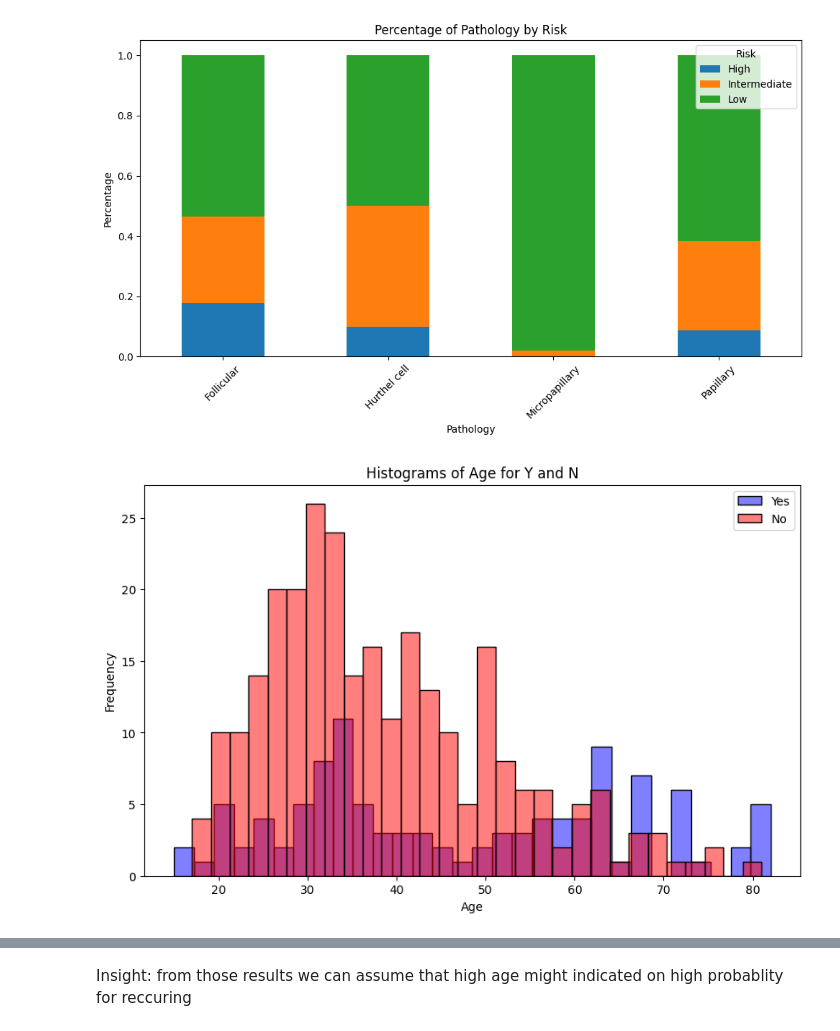
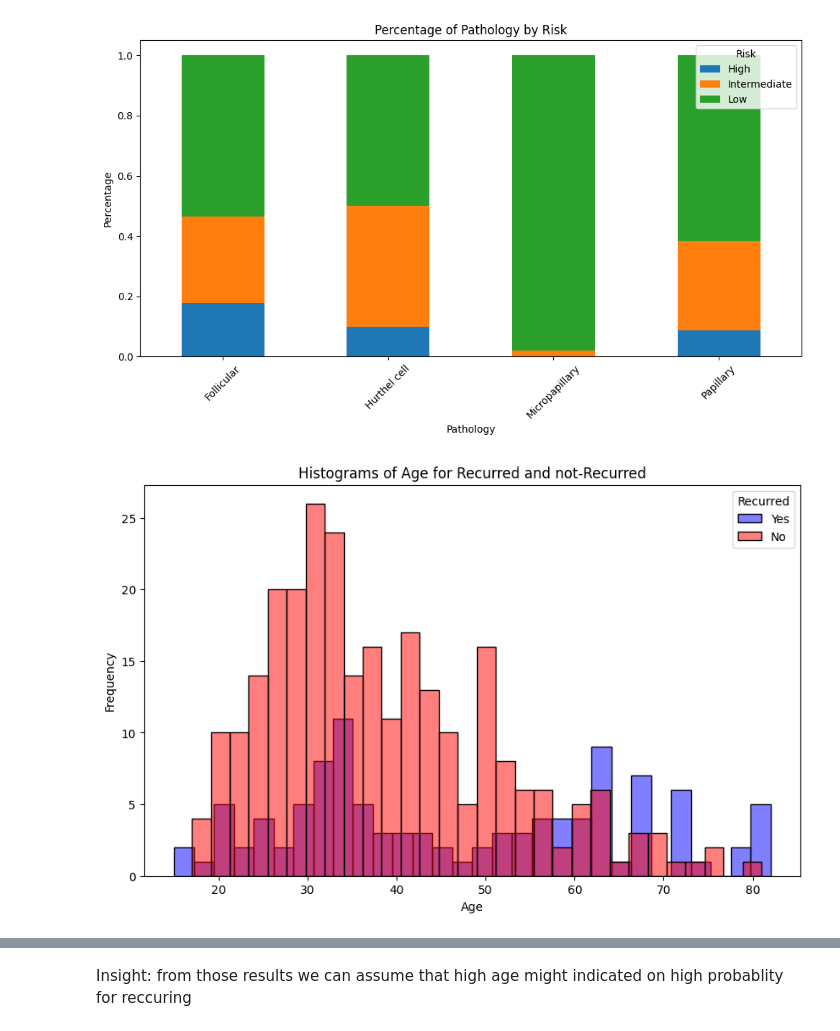
Before and after one commit to CEitanC/TDS, a Jupyter notebook: Second_Submission.ipynb, the cells around one changed output, grey strips where cells are left out. Drawn from its saved outputs; the diff is of its cells as text; code cells hidden in the pictures.

```diff
--- a/Second_Submission.ipynb
+++ b/Second_Submission.ipynb
@@ -96,15 +108,15 @@ plt.show()
 # %%
 
 df_y = df[df['Recurred'] == 'Yes']
 df_n = df[df['Recurred'] == 'No']
 
 plt.figure(figsize=(10, 6))
 sns.histplot(df_y['Age'], color='blue', label='Yes', bins=30, alpha=0.5)
 sns.histplot(df_n['Age'], color='red', label='No', bins=30, alpha=0.5)
-plt.legend()
 plt.xlabel('Age')
 plt.ylabel('Frequency')
-plt.title('Histograms of Age for Y and N')
+plt.title('Histograms of Age for Recurred and not-Recurred')
+plt.legend(title='Recurred')
 plt.show()
 # %% [output]
-[figure, old version]
+[figure, new version]
```
Also changed, not shown: parts of 17 cells of this notebook.
